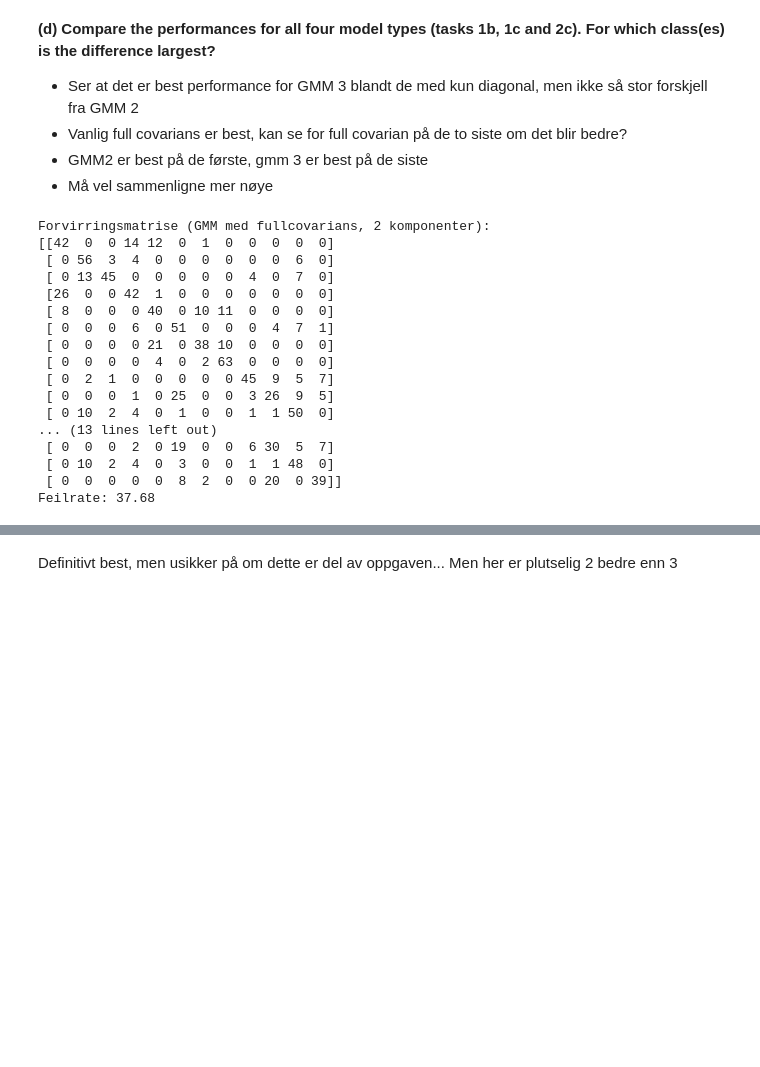
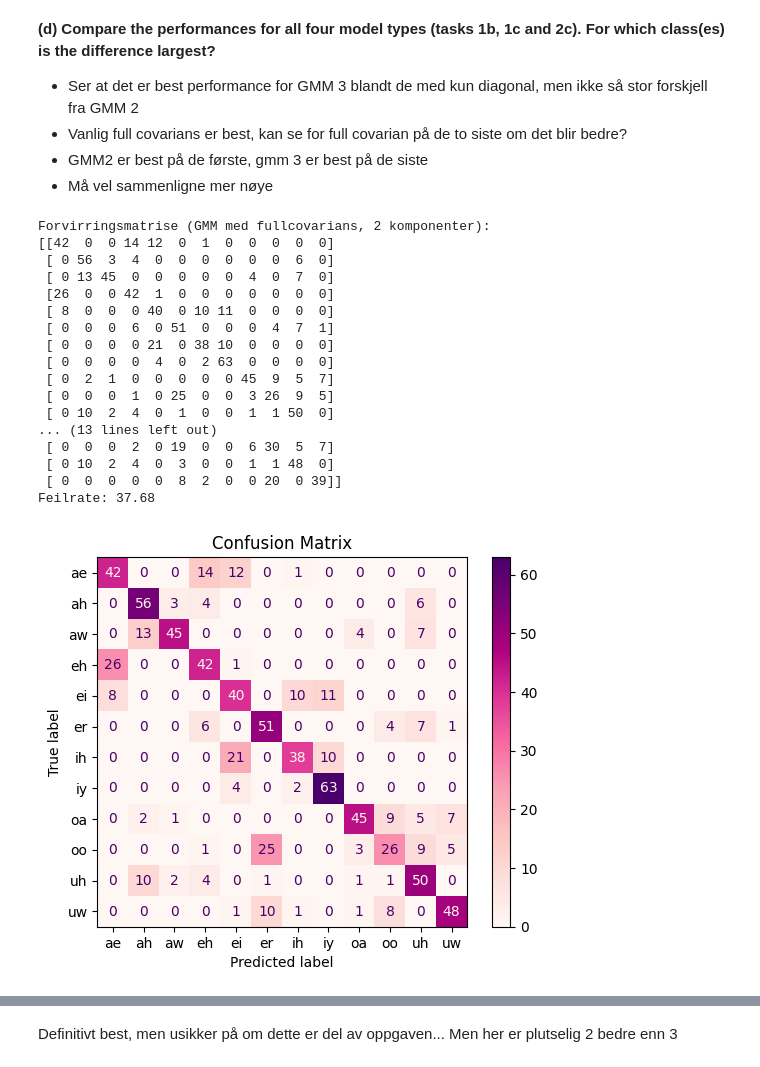
Before and after one commit to Artaosmani/TTT4275-classification-project, a Jupyter notebook: new_vowfil_karin.ipynb, the cells around one changed output, grey strips where cells are left out. Cells and saved outputs as stored; diff of their text form; code cells hidden in the pictures; blank space fills up the shorter version.

```diff
--- a/new_vowfil_karin.ipynb
+++ b/new_vowfil_karin.ipynb
@@ -340,30 +387,44 @@ gmm_models_3 = train_gmm_models_full(train_data, n_components=3)
 # Evaluere modellene, 2 og 2 gmm
 conf_matrix_2, error_rate_2 = evaluate_classifier(test_data, gmm_models_2)
 conf_matrix_3, error_rate_3 = evaluate_classifier(test_data, gmm_models_3)
 
 
 print("Forvirringsmatrise (GMM med fullcovarians, 2 komponenter):")
 print(conf_matrix_2)
 print(f"Feilrate: {error_rate_2*100:.2f}")
 
+
 print("\nForvirringsmatrise (GMM med full kovarians, 3 komponenter):")
 print(conf_matrix_3)
 print(f"Feilrate: {error_rate_3*100:.2f}")
+
+disp = ConfusionMatrixDisplay(confusion_matrix=conf_matrix_2, display_labels=test_data.keys())
+disp.plot(cmap="RdPu")  # Fungerer i Blues også
+plt.title("Confusion Matrix")
+plt.show()
+
+
+
+disp = ConfusionMatrixDisplay(confusion_matrix=conf_matrix_3, display_labels=test_data.keys())
+disp.plot(cmap="RdPu")  # Fungerer i Blues også
+plt.title("Confusion Matrix")
+plt.show()
 # %% [output]
 Forvirringsmatrise (GMM med fullcovarians, 2 komponenter):
 [[42  0  0 14 12  0  1  0  0  0  0  0]
  [ 0 56  3  4  0  0  0  0  0  0  6  0]
  [ 0 13 45  0  0  0  0  0  4  0  7  0]
  [26  0  0 42  1  0  0  0  0  0  0  0]
  [ 8  0  0  0 40  0 10 11  0  0  0  0]
  [ 0  0  0  6  0 51  0  0  0  4  7  1]
  [ 0  0  0  0 21  0 38 10  0  0  0  0]
  [ 0  0  0  0  4  0  2 63  0  0  0  0]
  [ 0  2  1  0  0  0  0  0 45  9  5  7]
  [ 0  0  0  1  0 25  0  0  3 26  9  5]
  [ 0 10  2  4  0  1  0  0  1  1 50  0]
 ... (13 lines left out)
  [ 0  0  0  2  0 19  0  0  6 30  5  7]
  [ 0 10  2  4  0  3  0  0  1  1 48  0]
  [ 0  0  0  0  0  8  2  0  0 20  0 39]]
 Feilrate: 37.68
+[figure, added]
```
Also changed, not shown: parts of 26 cells of this notebook.
